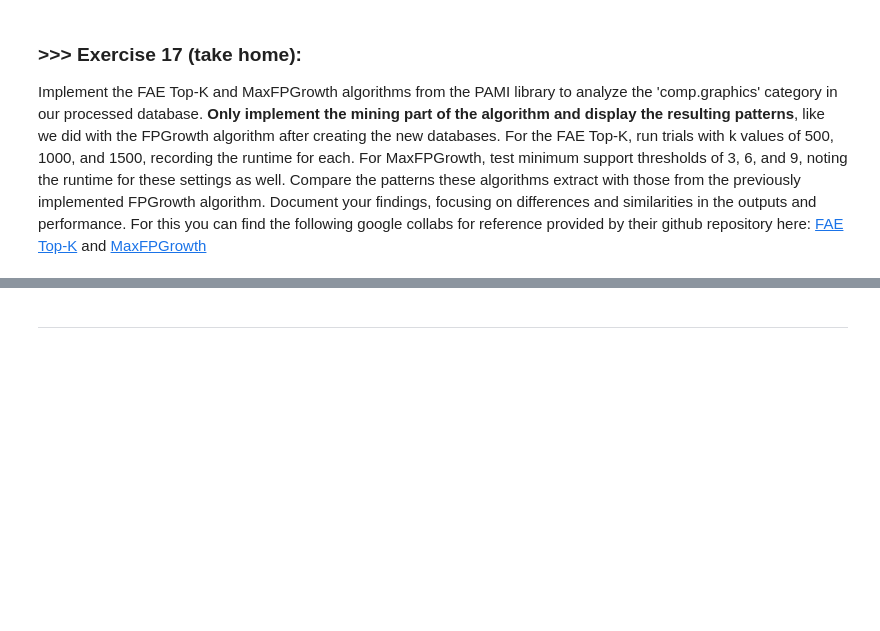
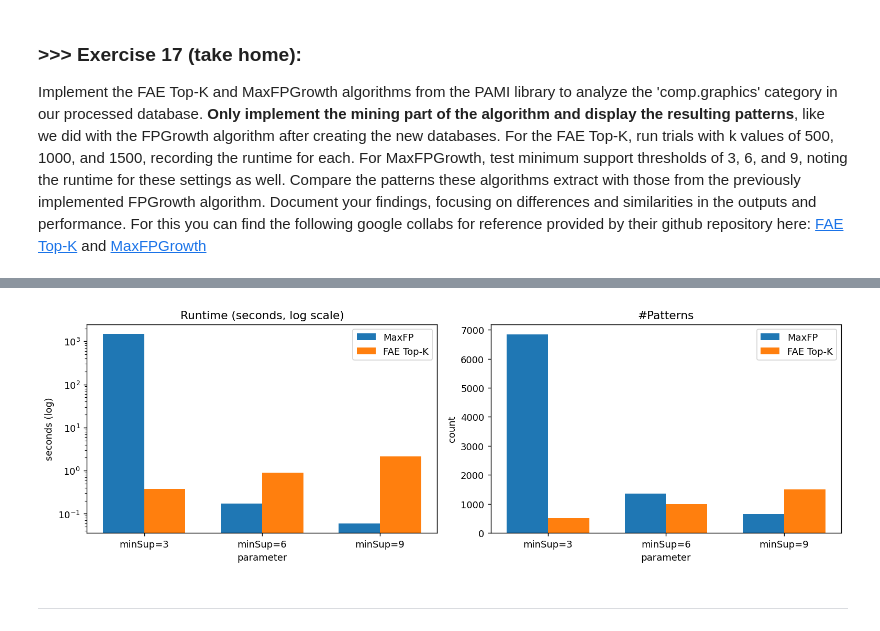
Before and after one commit to brandonlin991118/DM2025-Lab1-Exercise, a Jupyter notebook: DM2025-Lab1-Master.ipynb, the cells around one changed output, grey strips where cells are left out. Drawn from its saved outputs; the diff is of its cells as text; code cells hidden in the pictures; blank space fills up the shorter version.

```diff
--- a/DM2025-Lab1-Master.ipynb
+++ b/DM2025-Lab1-Master.ipynb
@@ -2380,0 +2507,90 @@ Implement the FAE Top-K and MaxFPGrowth algorithms from the PAMI library to anal
+# %%
+import os
+import pandas as pd
+import matplotlib.pyplot as plt
+
+OUT_DIR = "ex17_outputs"
+
+# ---- counts (already correct from your files) ----
+counts = {
+    # MaxFP (replace with your actual counts if different)
+    ("MaxFP", 3): 6845,
+    ("MaxFP", 6): 1347,
+    ("MaxFP", 9): 660,
+
+    # FAE Top-K (should equal k if enough patterns exist)
+    ("FAE Top-K", 500): 500,
+    ("FAE Top-K", 1000): 1000,
+    ("FAE Top-K", 1500): 1500,
+}
+
+# ---- runtimes in seconds (fill with your printed values if they differ) ----
+runtimes = {
+    ("MaxFP", 3): 1494.544,   # heavy
+    ("MaxFP", 6): 0.1705,
+    ("MaxFP", 9): 0.0595,
+
+    ("FAE Top-K", 500): 0.377,
+    ("FAE Top-K", 1000): 0.902,
+    ("FAE Top-K", 1500): 2.148,
+}
+
+# Build tidy dataframe
+rows = []
+for (algo, param), cnt in counts.items():
+    rows.append({
+        "Algo": algo,
+        "Family": "MaxFP" if algo == "MaxFP" else "FAE Top-K",
+        "Param": param,
+        "ParamLabel": f"minSup={param}" if algo == "MaxFP" else f"k={param}",
+        "Patterns": cnt,
+        "RuntimeSec": runtimes.get((algo, param), float("nan"))
+    })
+df = pd.DataFrame(rows)
+
+# sanity print
+display(df.sort_values(["Algo", "Param"]))
+
+# ---- plotting (grouped bars by family) ----
+families = ["MaxFP", "FAE Top-K"]
+fig, axes = plt.subplots(1, 2, figsize=(12, 4), dpi=130)
+
+# 1) Runtime (log scale)
+ax = axes[0]
+width = 0.35
+
+for i, fam in enumerate(families):
+    d = df[df["Family"] == fam].sort_values("Param")
+    x = range(len(d))
+    offset = (i - 0.5) * width   # side-by-side
+    ax.bar([xi + offset for xi in x], d["RuntimeSec"], width=width, label=fam)
+    # put family-specific tick labels once (under the center groups)
+    if i == 0:
+        ax.set_xticks(range(len(d)))
+        ax.set_xticklabels(d["ParamLabel"])
+
+ax.set_yscale("log")
+ax.set_title("Runtime (seconds, log scale)")
+ax.set_ylabel("seconds (log)")
+ax.set_xlabel("parameter")
+ax.legend()
+
+# 2) #Patterns
+ax = axes[1]
+for i, fam in enumerate(families):
+    d = df[df["Family"] == fam].sort_values("Param")
+    x = range(len(d))
+    offset = (i - 0.5) * width
+    ax.bar([xi + offset for xi in x], d["Patterns"], width=width, label=fam)
+    if i == 0:
+        ax.set_xticks(range(len(d)))
+        ax.set_xticklabels(d["ParamLabel"])
+
+ax.set_title("#Patterns")
+ax.set_ylabel("count")
+ax.set_xlabel("parameter")
+ax.legend()
+
+plt.tight_layout()
+plt.show()
+# %% [output]
@@ -2381,3 +2604,4 @@ Implement the FAE Top-K and MaxFPGrowth algorithms from the PAMI library to anal
+[figure, added]
 # %% [markdown]
 ---
 # %% [markdown]
```
Also changed, not shown: parts of 27 cells of this notebook, 7 other files.
